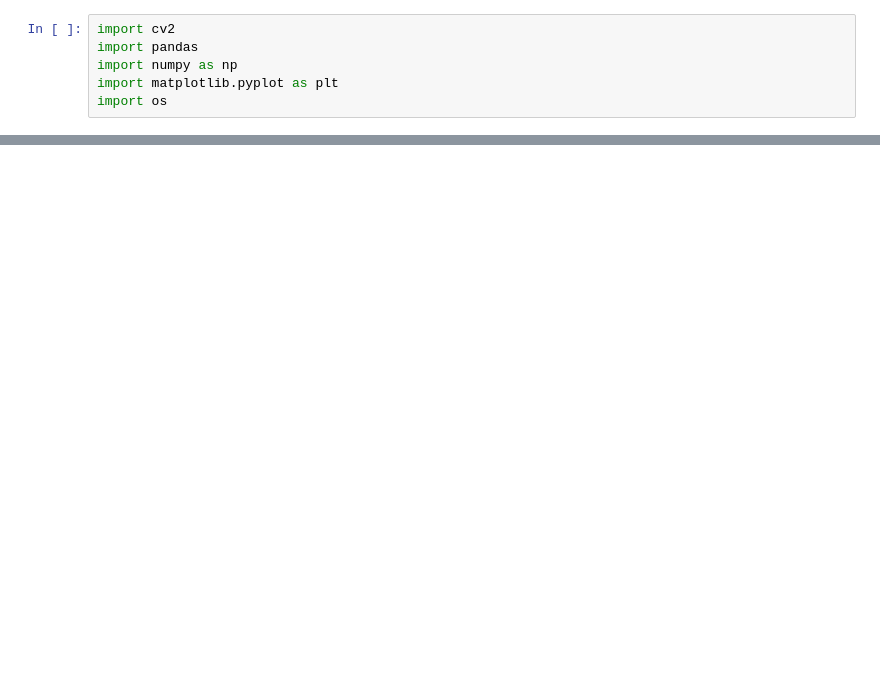
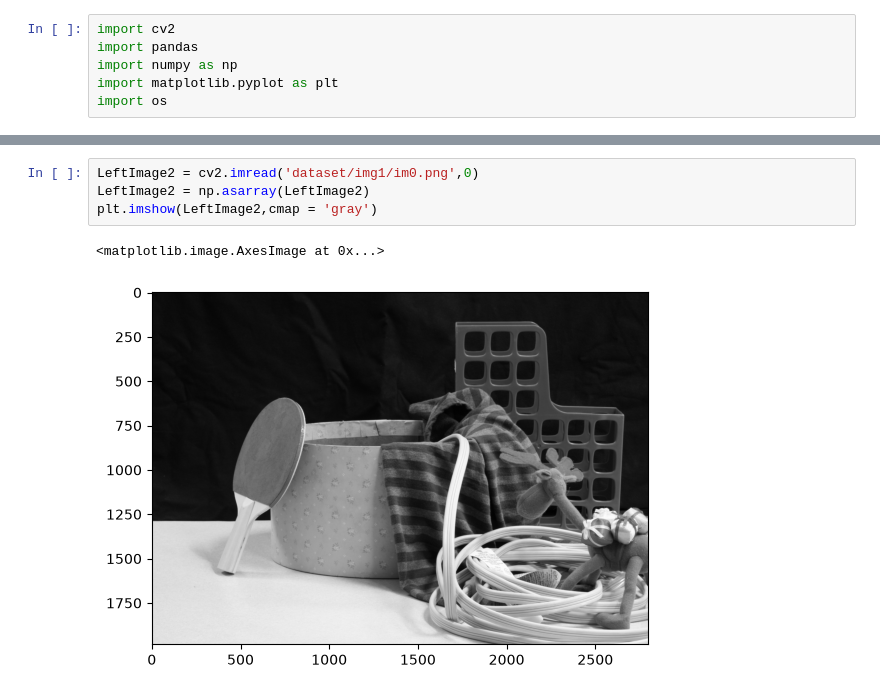
Before and after one commit to rokaia1692006/disparityMap_depthEstimation, a Jupyter notebook: code.ipynb, the cells around one changed output, grey strips where cells are left out. Saved outputs shown, nothing was run; the diff lists cells and outputs as text; blank space fills up the shorter version.

```diff
--- a/code.ipynb
+++ b/code.ipynb
@@ -18,0 +25,7 @@ error: pathspec 'main' did not match any file(s) known to git
+# %%
+LeftImage2 = cv2.imread('dataset/img1/im0.png',0)
+LeftImage2 = np.asarray(LeftImage2)
+plt.imshow(LeftImage2,cmap = 'gray')
+# %% [output]
+<matplotlib.image.AxesImage at 0x...>
+[figure, added]
```
Also changed, not shown: parts of 22 cells of this notebook.
